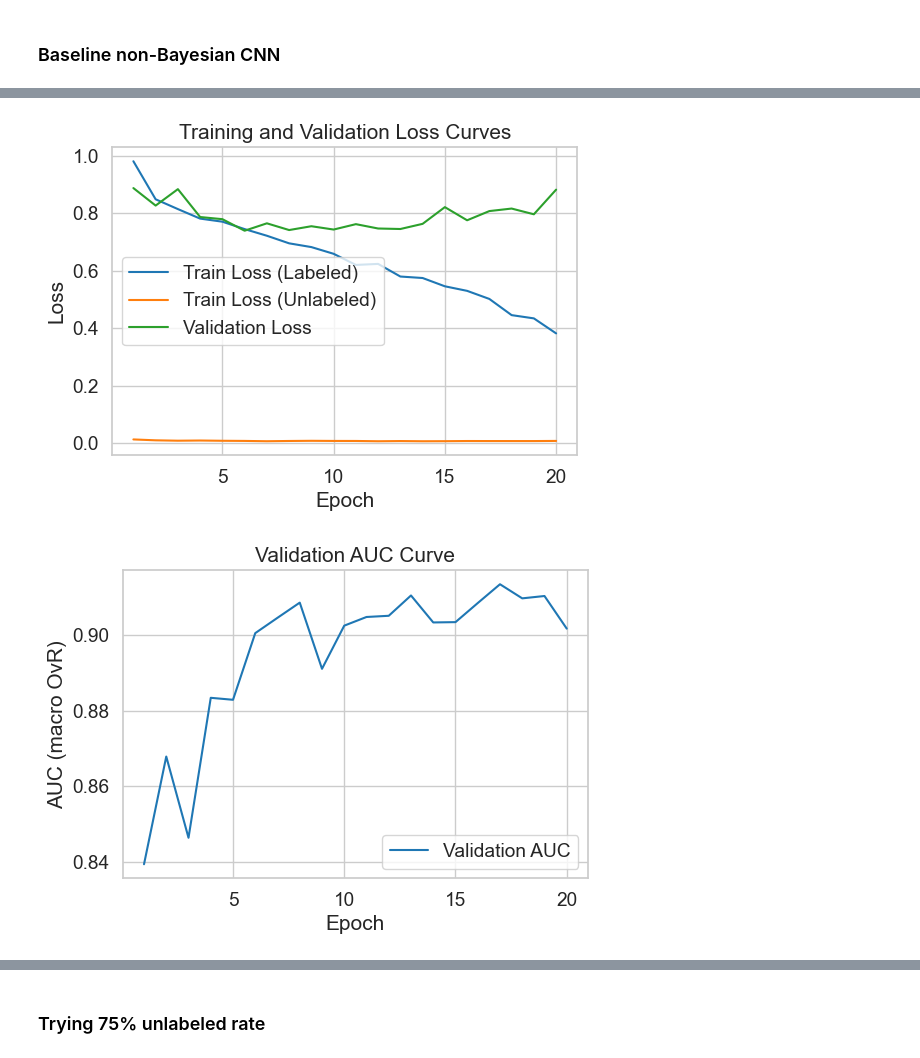
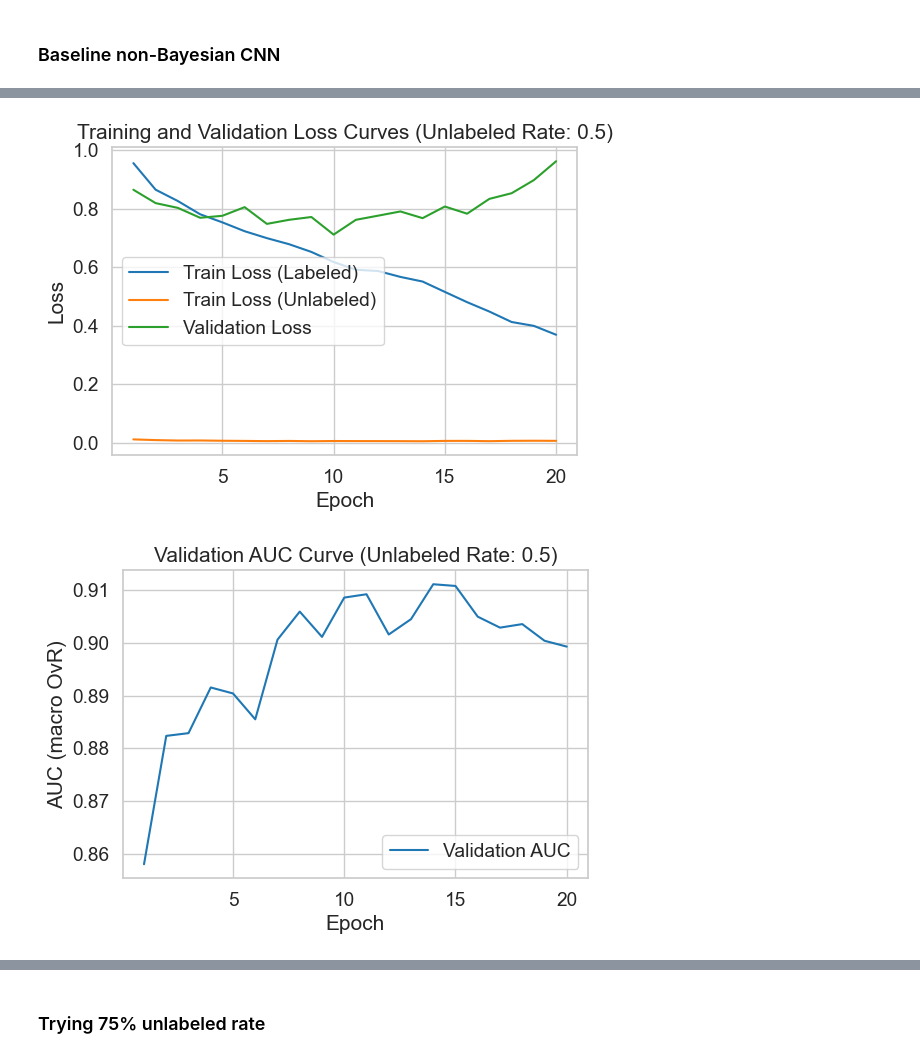
Before and after one commit to behrensm03/bdl-ssl, a Jupyter notebook: nonbayes_cnn_baseline.ipynb, the cells around one changed output, grey strips where cells are left out. Saved outputs shown, nothing was run; the diff lists cells and outputs as text; code cells hidden in the pictures.

```diff
--- a/nonbayes_cnn_baseline.ipynb
+++ b/nonbayes_cnn_baseline.ipynb
@@ -174,10 +177,10 @@ Epoch 12/20 | Train Loss Labeled: 0.6240 | Train Loss Unlabeled: 0.0062 | Val Lo
 ... (8 outputs left out)
 # %%
-plot_loss_curves(ssl_history, use_unlabeled=True, unlabeled_rate=unlabeled_rate)
+plot_loss_curves(ssl_history_50, use_unlabeled=True, unlabeled_rate=unlabeled_rate)
 # %% [output]
-[figure, old version]
+[figure, new version]
 # %%
-plot_auc_curve(ssl_history, unlabeled_rate=unlabeled_rate)
+plot_auc_curve(ssl_history_50, unlabeled_rate=unlabeled_rate)
 # %% [output]
-[figure, old version]
+[figure, new version]
 # %%
```
Also changed, not shown: parts of 34 cells of this notebook, 3 other files.
